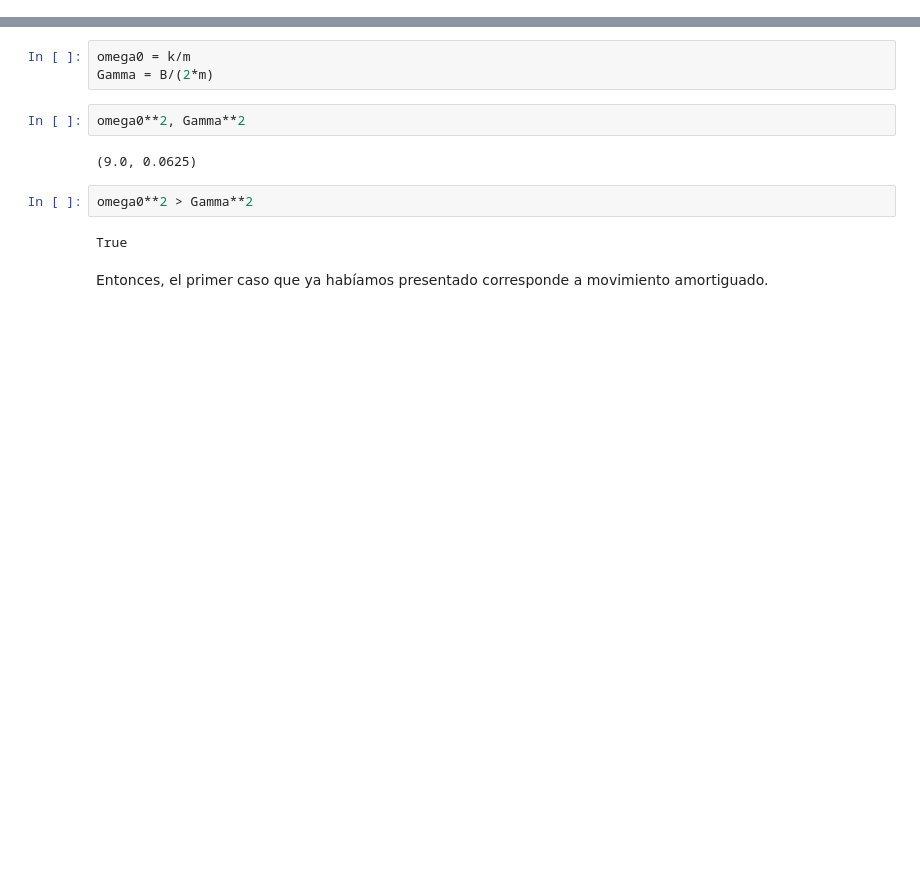
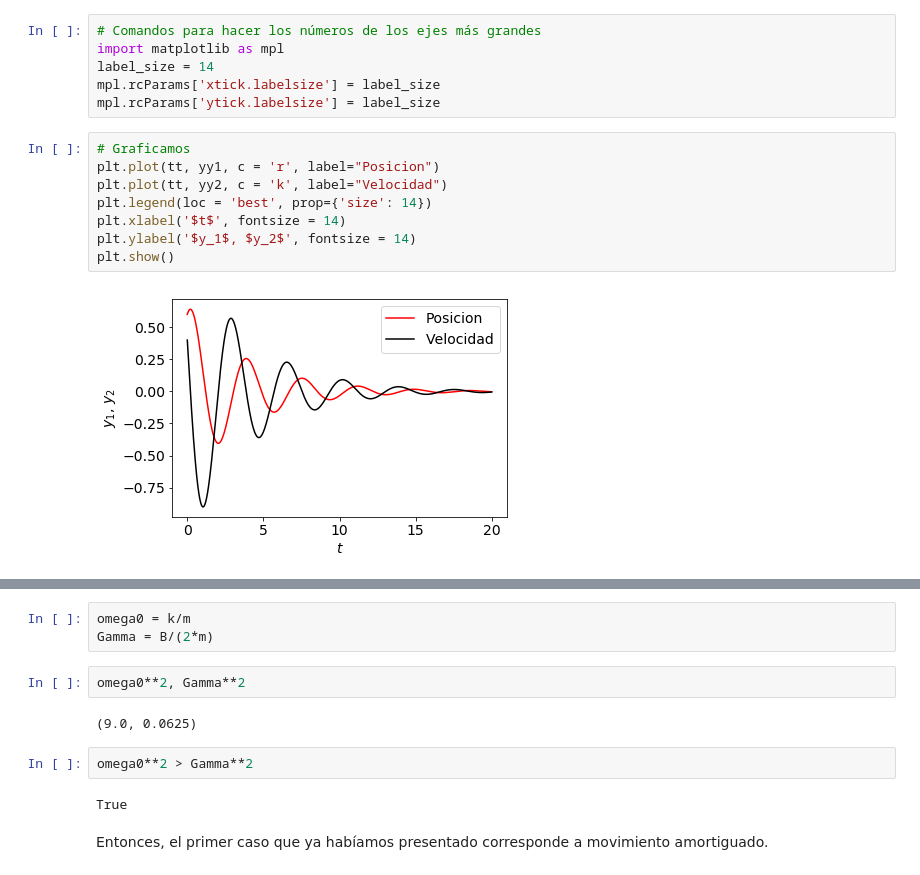
Before and after one commit to tonynishimura/Simulacion2017, a Jupyter notebook: Modulo1/Clase5_OsciladorAmortiguado.ipynb, the cells around one changed output, grey strips where cells are left out. Cells and saved outputs as stored; diff of their text form; blank space fills up the shorter version.

```diff
--- a/Modulo1/Clase5_OsciladorAmortiguado.ipynb
+++ b/Modulo1/Clase5_OsciladorAmortiguado.ipynb
@@ -109,0 +106,16 @@ Si $\omega_0^2 > \Gamma^2$ se tiene movimiento oscilatorio amortiguado.
+# %%
+# Comandos para hacer los números de los ejes más grandes
+import matplotlib as mpl
+label_size = 14
+mpl.rcParams['xtick.labelsize'] = label_size
+mpl.rcParams['ytick.labelsize'] = label_size
+# %%
+# Graficamos
+plt.plot(tt, yy1, c = 'r', label="Posicion")
+plt.plot(tt, yy2, c = 'k', label="Velocidad")
+plt.legend(loc = 'best', prop={'size': 14})
+plt.xlabel('$t$', fontsize = 14)
+plt.ylabel('$y_1$, $y_2$', fontsize = 14)
+plt.show()
+# %% [output]
+[figure, added]
```
Also changed, not shown: parts of 45 cells of this notebook.
